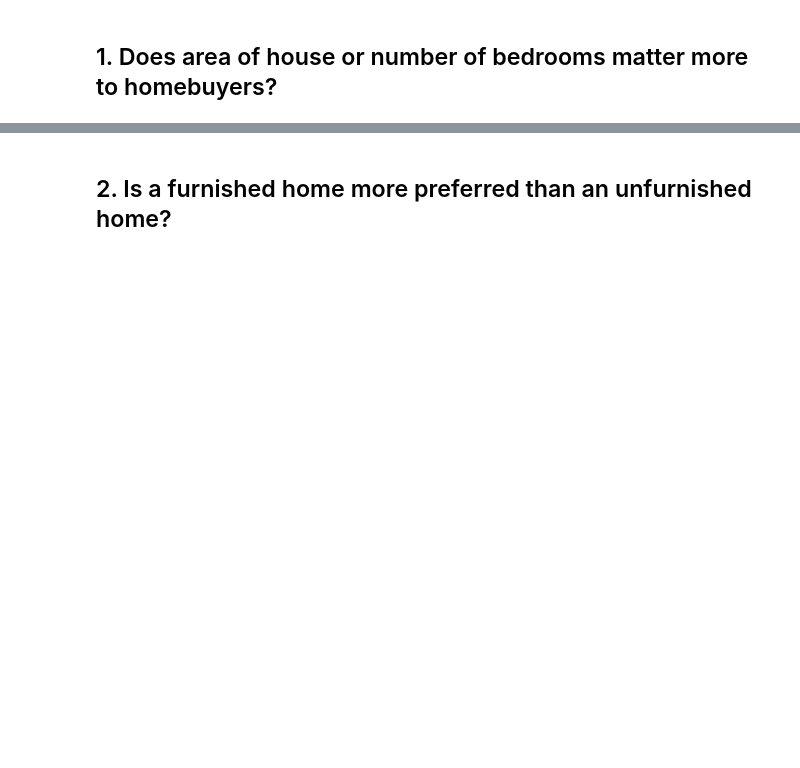
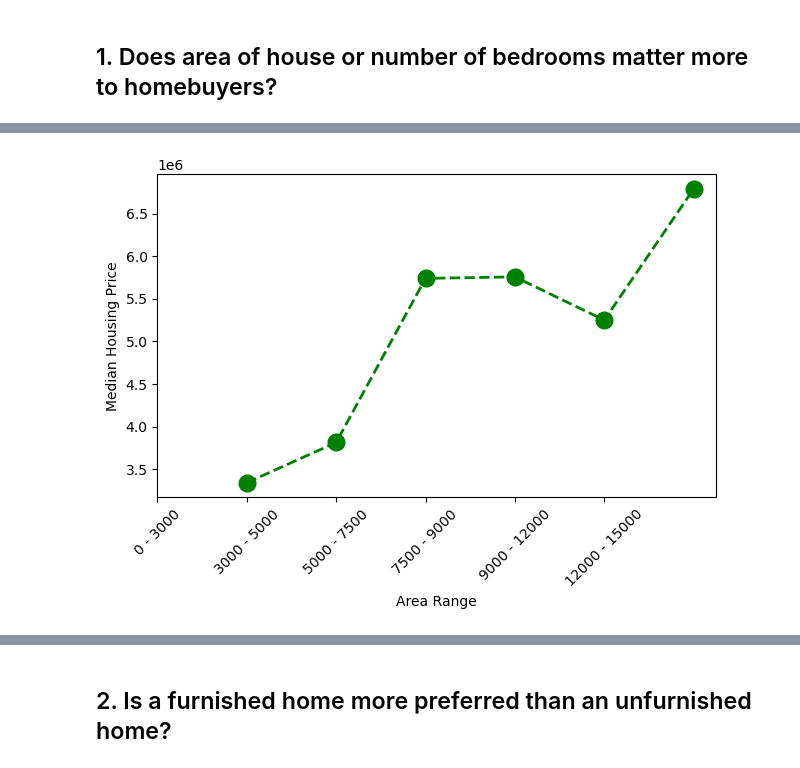
Before and after one commit to alanaadams/Project1, a Jupyter notebook: HomeattributePricing.ipynb, the cells around one changed output, grey strips where cells are left out. Saved outputs shown, nothing was run; the diff lists cells and outputs as text; code cells hidden in the pictures; blank space fills up the shorter version.

```diff
--- a/HomeattributePricing.ipynb
+++ b/HomeattributePricing.ipynb
@@ -52,0 +51,12 @@ ar_labels = ["0-$585", "$585-630", "$630-645", "$645-680"]
+# %%
+# Establish the bins
+pr_bins = [0, 2000000, 2500000, 3000000, 3500000, 4000000, 4500000,5000000, 6000000,8000000,14000000]
+price_labels = ["0 - 2M", "2M - 2.5M", "2.5M - 3M", "3M - 3.5M", "3.5M - 4M", "4M - 4.5M","4.5M - 5M","5M - 6M","6M - 8M","8M - 14M"]
+# %%
+# Establish the bins
+ar_bins = [0,3000, 5000, 7500,9000,12000,15000]
+area_labels = ["0 - 3000", "3000 - 5000", "5000 - 7500", "7500 - 9000","9000 - 12000","12000 - 15000"]
+# %%
+ny_housing_copy_df = ny_housing_df.copy()
+ny_housing_copy_df = ny_housing_copy_df.reset_index(drop=True)
+ny_housing_copy_df
@@ -53,4 +77,7 @@ ar_labels = ["0-$585", "$585-630", "$630-645", "$645-680"]
 # %%
 # Use `pd.cut` to categorize area of the house based on the bins.
-df["area"] =  pd.cut( df["area"], area_bins,labels= ar_labels, include_lowest=True, ordered=False)
-df
+ny_housing_copy_df["price_bin"] =  pd.cut( ny_housing_copy_df["price"], pr_bins,labels= price_labels, include_lowest=True, ordered=False)
+
+ny_housing_copy_df["area_bin"] =  pd.cut( ny_housing_copy_df["area"], ar_bins,labels= area_labels, include_lowest=True, ordered=False)
+
+ny_housing_copy_df
@@ -58,0 +98,24 @@ df
+# %%
+# Plot line graph to measure the preference of the home buyer area VS. home buyer bedrooms
+
+line_plot_df1 = ny_housing_copy_df.groupby('area_bin').median()["price"]
+line_plot_df1 = line_plot_df1.reset_index(drop=False)
+line_plot_df1
+
+
+#plt.line(x_axis, y_axis,  color ="green", align='center', alpha=0.75)
+
+x_axis = line_plot_df1["area_bin"]
+y_axis = line_plot_df1["price"]
+
+plt.plot(x_axis, y_axis, color='green', marker='o', linestyle='dashed', linewidth=2, markersize=12)
+y_pos = np.arange(len(line_plot_df1["area_bin"]))-1
+tick_val =  line_plot_df1["area_bin"]
+
+plt.xticks(y_pos,tick_val, rotation = 45)
+plt.xlabel("Area Range")
+plt.ylabel("Median Housing Price")
+plt.tight_layout()
+plt.show()
+# %% [output]
+[figure, added]
```
Also changed, not shown: parts of 25 cells of this notebook, 4 other files.
